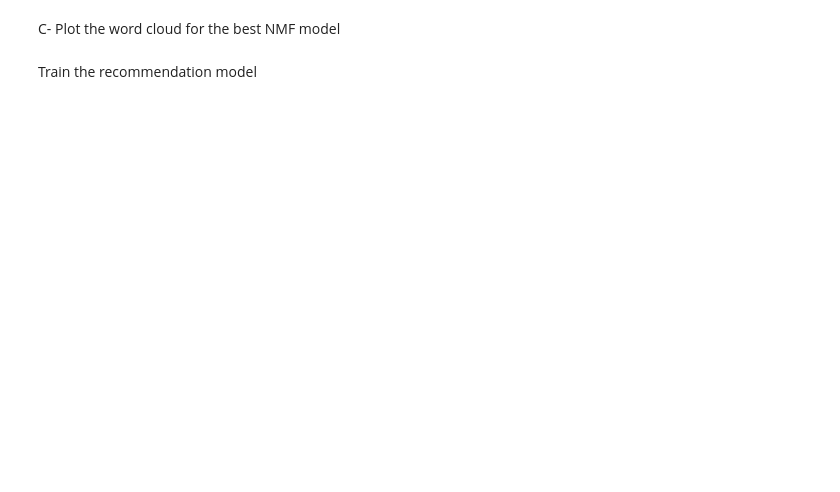
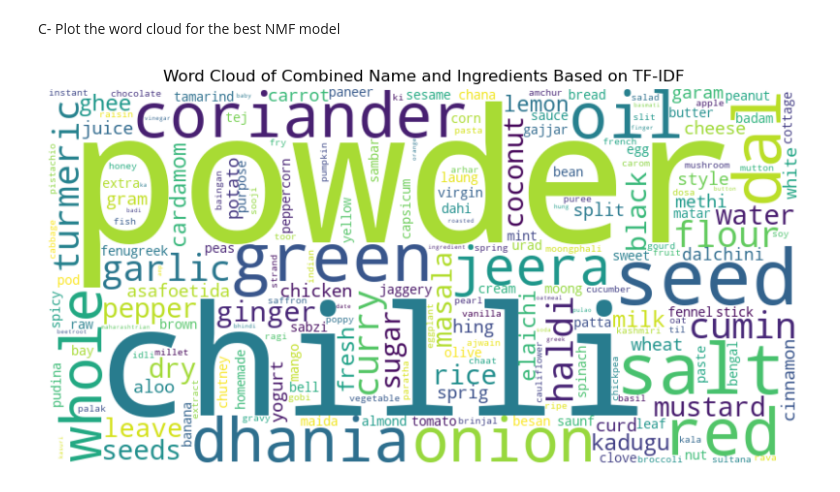
Before and after one commit to jonkerr/indian-food, a Jupyter notebook: topic_modeling_NMF.ipynb, the cells around one changed output. Drawn from its saved outputs; the diff is of its cells as text; code cells hidden in the pictures; blank space fills up the shorter version.

```diff
--- a/topic_modeling_NMF.ipynb
+++ b/topic_modeling_NMF.ipynb
@@ -282,21 +284,21 @@ C- Plot the word cloud for the best NMF model
 # %%
 vectorizer = TfidfVectorizer()
 tfidf_matrix = vectorizer.fit_transform(processed_df['combined_name_ingredients'])
 
 # Get the feature names (words) and their corresponding TF-IDF scores
 feature_names = vectorizer.get_feature_names_out()
-tfidf_scores = tfidf_matrix.sum(axis=0).A1  # Sum TF-IDF scores across all documents (dish names)
+tfidf_scores = tfidf_matrix.sum(axis=0).A1  # Sum TF-IDF scores across all documents
 
 # Create a dictionary of words and their TF-IDF scores
 word_tfidf_dict = dict(zip(feature_names, tfidf_scores))
 
 wordcloud = WordCloud(width=800, height=400, background_color='white', colormap='viridis')
 wordcloud.generate_from_frequencies(word_tfidf_dict)
 
 plt.figure(figsize=(10, 6))
 plt.imshow(wordcloud, interpolation='bilinear')
 plt.axis('off')
-plt.title("Word Cloud of Combined Contexts Based on TF-IDF")
+plt.title("Word Cloud of Combined Name and Ingredients Based on TF-IDF")
 plt.show()
+# %% [output]
+[figure, added]
-# %% [markdown]
-Train the recommendation model
```
Also changed, not shown: parts of 20 cells of this notebook.
